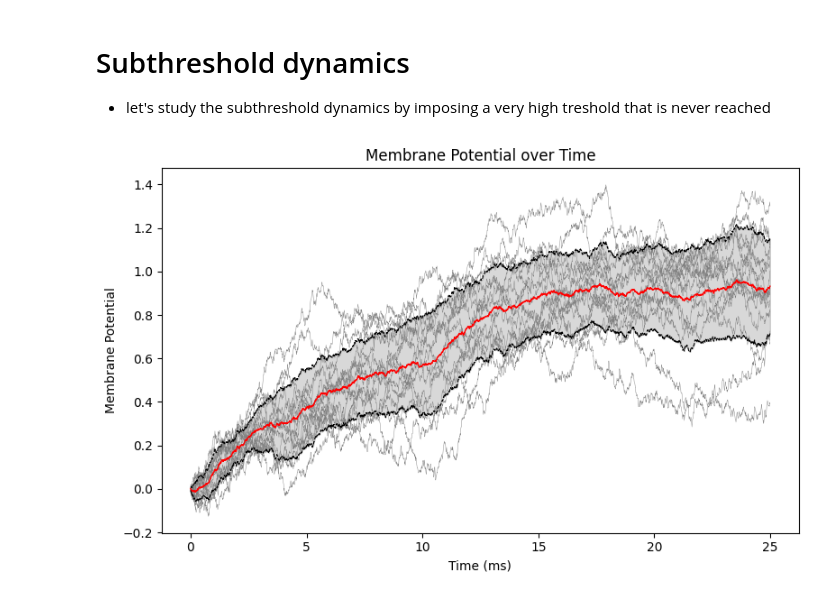
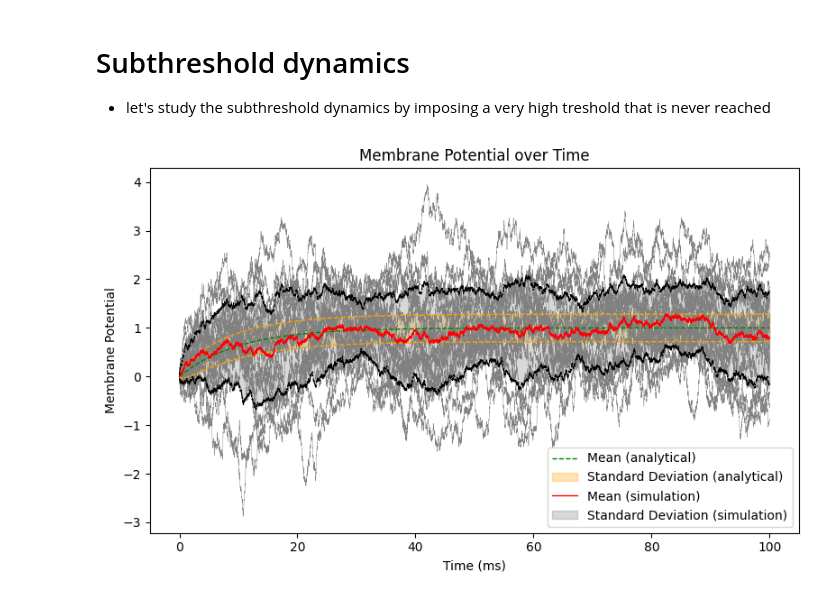
Before and after one commit to zaffo1/Noisy_Neurons, a Jupyter notebook: NoisyNeuron.ipynb, the cells around one changed output. Cells and saved outputs as stored; diff of their text form; code cells hidden in the pictures.

Commit message:
plot of mean and sd

```diff
--- a/NoisyNeuron.ipynb
+++ b/NoisyNeuron.ipynb
@@ -67,40 +67,54 @@ plt.show()
 # Simulation parameters
 tau = 10  # Membrane time constant (ms)
 R = 1     # Membrane resistance
 threshold = float('inf')  # Firing threshold
-sigma = 0.1  # Amplitude of the noise (in units of voltage)
+sigma = 0.4  # Amplitude of the noise (in units of voltage)
 dt = 0.01 # Time step (ms)
-duration = 25  # Duration of simulation (ms)
+duration = 100  # Duration of simulation (ms)
 I = 1  # Input current (arbitrary units)
 
 #number of trials
-N_trials = 15
+N_trials = 20
 
 list = []
 for i in range(N_trials):
     spikes, voltages = simulate_neuron(I, tau, R, threshold, sigma, dt, duration)
     list.append(voltages)
 
 trials = np.stack(list)
 
 plt.figure(figsize=(8, 5))
 for i in range(N_trials):
     plt.plot(np.arange(0, duration, dt), trials[i], color='grey', linewidth=0.3)
 
 mean = np.mean(trials, axis=0)
 sd = np.std(trials, axis=0)
 
-plt.plot(np.arange(0, duration, dt), mean, color='red', linewidth=1)
-plt.plot(np.arange(0, duration, dt), mean+sd, color='black', linestyle='dashed',  linewidth=0.8)
-plt.plot(np.arange(0, duration, dt), mean-sd, color='black', linestyle='dashed',  linewidth=0.8)
-plt.fill_between(np.arange(0, duration, dt), mean - sd, mean + sd, color='gray', alpha=0.3, label='Standard Deviation')
+
+
+# Analitical results
+t=np.arange(0, duration, dt)
+uinf = R*I
+u0 = uinf*(1-np.exp(-t/tau))
+plt.plot(np.arange(0, duration, dt), u0, color='green', linestyle='dashed',  linewidth=1, label='Mean (analytical)')
+
+variance=0.5*sigma**2*(1-np.exp(-2*t/tau))
+plt.plot(np.arange(0, duration, dt), u0+np.sqrt(variance), color='orange', linestyle='dashed',  linewidth=1)
+plt.plot(np.arange(0, duration, dt), u0-np.sqrt(variance), color='orange', linestyle='dashed',  linewidth=1)
+plt.fill_between(t, u0-np.sqrt(variance), u0+np.sqrt(variance), color='orange', alpha=0.3, label='Standard Deviation (analytical)')
+
+
+plt.plot(t, mean, color='red', linewidth=1, label= 'Mean (simulation)')
+plt.plot(t, mean+sd, color='black', linestyle='dashed',  linewidth=0.8)
+plt.plot(t, mean-sd, color='black', linestyle='dashed',  linewidth=0.8)
+plt.fill_between(t, mean - sd, mean + sd, color='gray', alpha=0.3, label='Standard Deviation (simulation)')
+
 
 plt.xlabel('Time (ms)')
 plt.ylabel('Membrane Potential')
-#plt.ylim(-0.5, 2.5)
 plt.title('Membrane Potential over Time')
-
+plt.legend()
 plt.tight_layout()
 plt.show()
 # %% [output]
-[figure, old version]
+[figure, new version]
```
